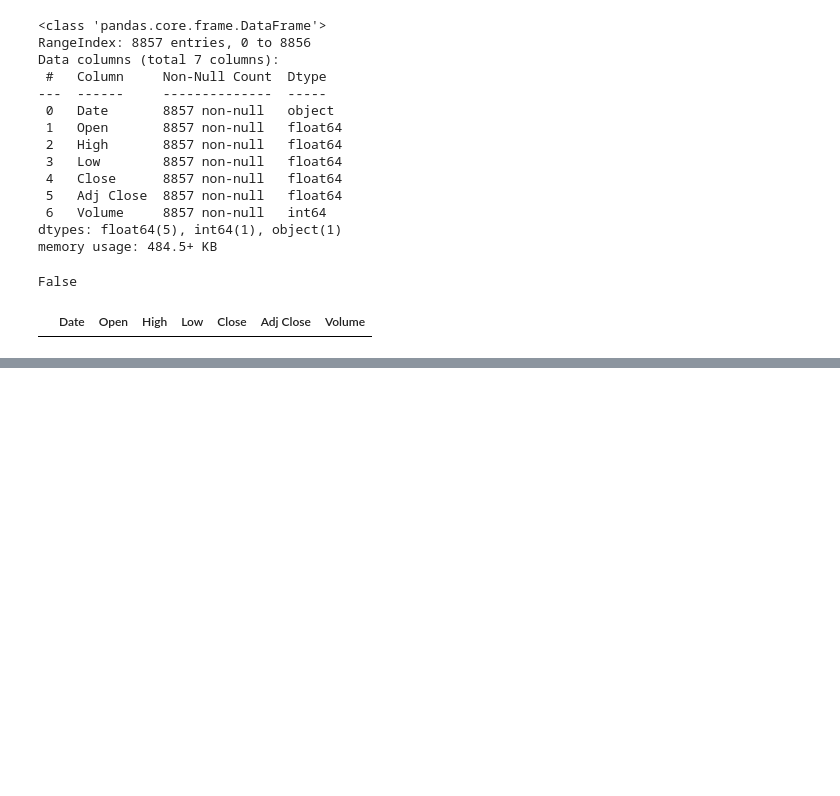
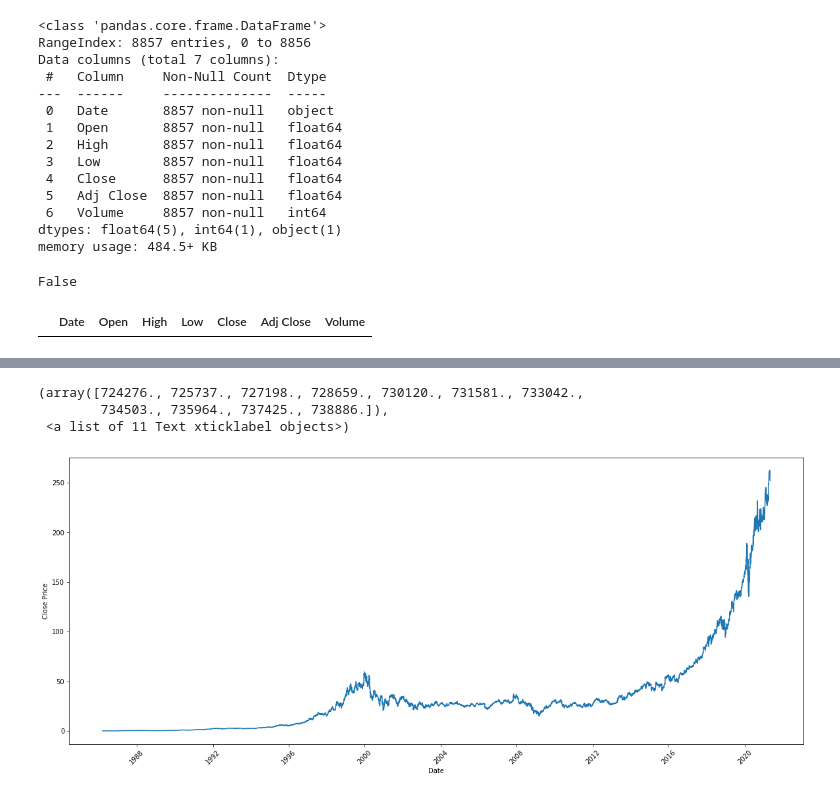
Before and after one commit to Technocolabs100/Prediction-of-Stock-Price-Movement-based-on-trading-DS-II, a Jupyter notebook: Datasets/Data cleaning of MSFT.ipynb, the cells around one changed output, grey strips where cells are left out. Saved outputs shown, nothing was run; the diff lists cells and outputs as text; code cells hidden in the pictures; blank space fills up the shorter version.

```diff
--- a/Datasets/Data cleaning of MSFT.ipynb
+++ b/Datasets/Data cleaning of MSFT.ipynb
@@ -65,0 +61,2 @@ df.describe()
+# %%
+df['Date'] = pd.to_datetime(df['Date'])
@@ -65,0 +84,11 @@ df.describe()
+# %%
+plt.figure(figsize=(20,8))
+plt.plot('Date','Close',data=df)
+plt.xlabel('Date')
+plt.ylabel('Close Price')
+plt.xticks(rotation=45)
+# %% [output]
+(array([724276., 725737., 727198., 728659., 730120., 731581., 733042.,
+        734503., 735964., 737425., 738886.]),
+ <a list of 11 Text xticklabel objects>)
+[figure, added]
```
Also changed, not shown: parts of 15 cells of this notebook, 1 other file.
